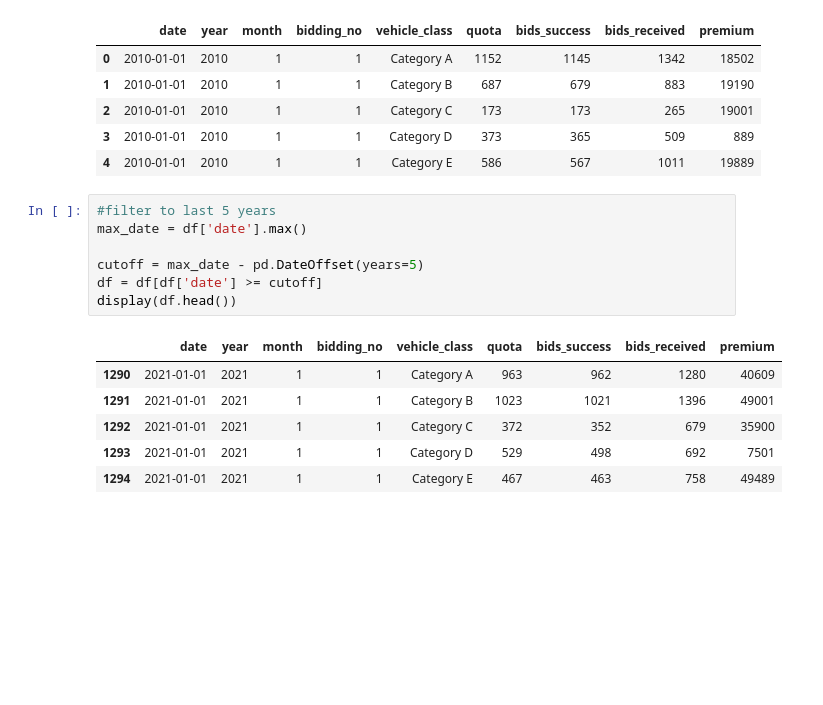
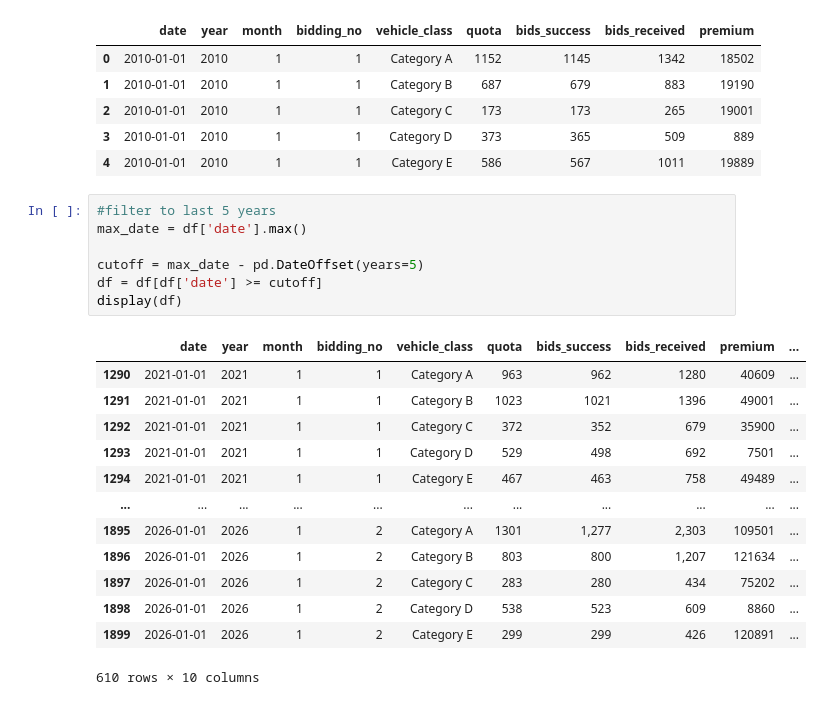
Before and after one commit to kerlyn-ong/coe-prices, a Jupyter notebook: DataGovSG_COE_Dataset.ipynb, the cells around one changed output. Saved outputs shown, nothing was run; the diff lists cells and outputs as text; blank space fills up the shorter version.

```diff
--- a/DataGovSG_COE_Dataset.ipynb
+++ b/DataGovSG_COE_Dataset.ipynb
@@ -136,14 +136,21 @@ display(df.head())
 # %%
 #filter to last 5 years
 max_date = df['date'].max()
 
 cutoff = max_date - pd.DateOffset(years=5)
 df = df[df['date'] >= cutoff]
-display(df.head())
+display(df)
 # %% [output]
-|  | date | year | month | bidding_no | vehicle_class | quota | bids_success | bids_received | premium |
-| 1290 | 2021-01-01 | 2021 | 1 | 1 | Category A | 963 | 962 | 1280 | 40609 |
-| 1291 | 2021-01-01 | 2021 | 1 | 1 | Category B | 1023 | 1021 | 1396 | 49001 |
-| 1292 | 2021-01-01 | 2021 | 1 | 1 | Category C | 372 | 352 | 679 | 35900 |
-| 1293 | 2021-01-01 | 2021 | 1 | 1 | Category D | 529 | 498 | 692 | 7501 |
-| 1294 | 2021-01-01 | 2021 | 1 | 1 | Category E | 467 | 463 | 758 | 49489 |
+|  | date | year | month | bidding_no | vehicle_class | quota | bids_success | bids_received | premium | ... |
+| 1290 | 2021-01-01 | 2021 | 1 | 1 | Category A | 963 | 962 | 1280 | 40609 | ... |
+| 1291 | 2021-01-01 | 2021 | 1 | 1 | Category B | 1023 | 1021 | 1396 | 49001 | ... |
+| 1292 | 2021-01-01 | 2021 | 1 | 1 | Category C | 372 | 352 | 679 | 35900 | ... |
+| 1293 | 2021-01-01 | 2021 | 1 | 1 | Category D | 529 | 498 | 692 | 7501 | ... |
+| 1294 | 2021-01-01 | 2021 | 1 | 1 | Category E | 467 | 463 | 758 | 49489 | ... |
+| ... | ... | ... | ... | ... | ... | ... | ... | ... | ... | ... |
+| 1895 | 2026-01-01 | 2026 | 1 | 2 | Category A | 1301 | 1,277 | 2,303 | 109501 | ... |
+| 1896 | 2026-01-01 | 2026 | 1 | 2 | Category B | 803 | 800 | 1,207 | 121634 | ... |
+| 1897 | 2026-01-01 | 2026 | 1 | 2 | Category C | 283 | 280 | 434 | 75202 | ... |
+| 1898 | 2026-01-01 | 2026 | 1 | 2 | Category D | 538 | 523 | 609 | 8860 | ... |
+| 1899 | 2026-01-01 | 2026 | 1 | 2 | Category E | 299 | 299 | 426 | 120891 | ... |
+610 rows × 10 columns
```
Also changed, not shown: parts of 4 cells of this notebook.
